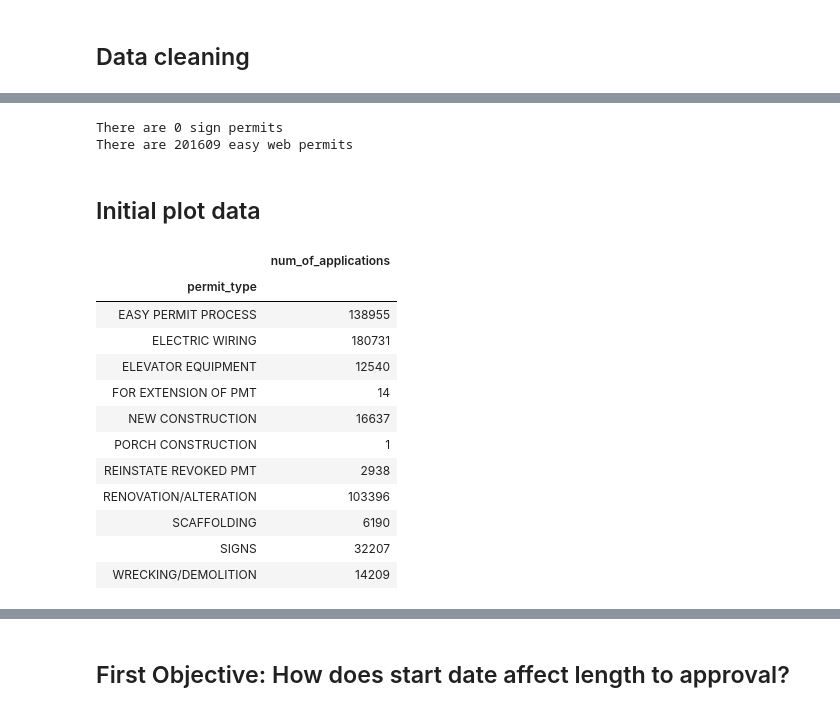
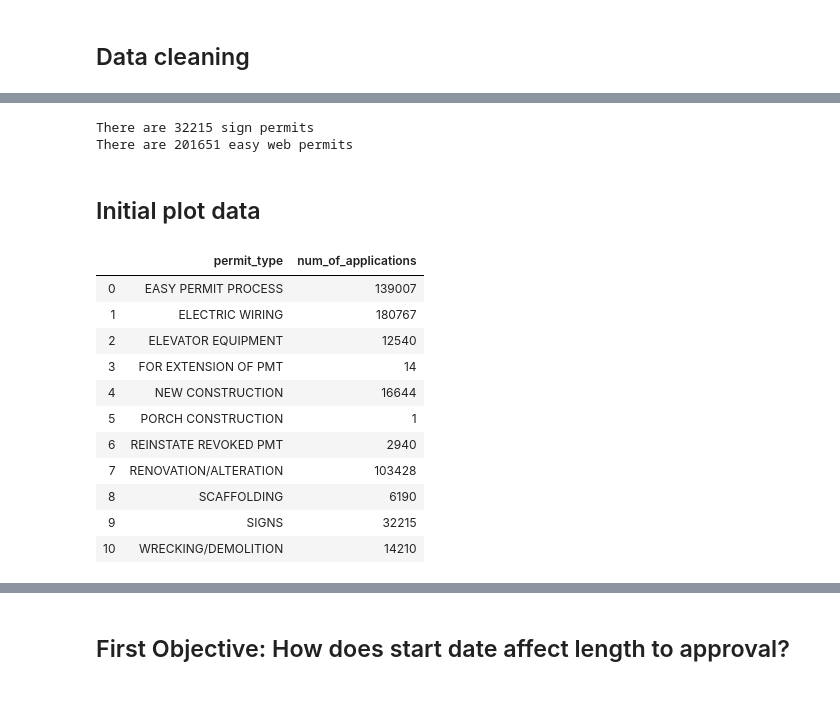
Before and after one commit to mahoneyjam/Project_1, a Jupyter notebook: data_wrangling.ipynb, the cells around one changed output, grey strips where cells are left out. Saved outputs shown, nothing was run; the diff lists cells and outputs as text; code cells hidden in the pictures.

Commit message:
aggregate plots

```diff
--- a/data_wrangling.ipynb
+++ b/data_wrangling.ipynb
@@ -121,7 +123,7 @@ There are 507818 total permits in data with nonempty start date and nonzero, non
 | 5 | ELECTRIC WIRING | EASY PERMIT WEB | 2019-10-03 | 0.0 | 450.0 | 100.0 | ... |
 # %%
 # How many sign are there?
-sign_permit_df=permit_df[permit_df['permit_type']=='PERMIT - SIGNS']
+sign_permit_df=permit_df[permit_df['permit_type']=='SIGNS']
 print(f'There are {sign_permit_df.shape[0]} sign permits')
 # Remove sign permits
 #permit_df=permit_df[permit_df['permit_type']!='PERMIT - SIGNS']
@@ -131,33 +133,32 @@ print(f'There are {easy_permit_df.shape[0]} easy web permits')
 # Remove easy permits
 #permit_df=permit_df[permit_df['review_type']!='EASY PERMIT WEB']
 # %% [output]
-There are 0 sign permits
-There are 201609 easy web permits
+There are 32215 sign permits
+There are 201651 easy web permits
 # %% [markdown]
 ## Initial plot data
 # %%
 # How many applications for each type?
 
-permit_proc_gb=permit_df[['permit_type','processing_time']].groupby(['permit_type'], as_index=True)
+permit_proc_gb=permit_df[['permit_type','processing_time']].groupby(['permit_type'], as_index=False)
 
 perm_type_num_applications_df=pd.DataFrame(permit_proc_gb.count())
 
 perm_type_num_applications_df=perm_type_num_applications_df.rename(columns={"processing_time": "num_of_applications"})
 
-perm_type_num_applications_df.to_csv('plot_data/num_app_to_permit_type_bar_graph.csv', index=True)
+# perm_type_num_applications_df.to_csv('plot_data/num_app_to_permit_type_bar_graph.csv', index=True)
 
 perm_type_num_applications_df
 # %% [output]
-|  | num_of_applications |
-| permit_type |  |
-| EASY PERMIT PROCESS | 138955 |
-| ELECTRIC WIRING | 180731 |
-| ELEVATOR EQUIPMENT | 12540 |
-| FOR EXTENSION OF PMT | 14 |
-| NEW CONSTRUCTION | 16637 |
-| PORCH CONSTRUCTION | 1 |
-| REINSTATE REVOKED PMT | 2938 |
-| RENOVATION/ALTERATION | 103396 |
-| SCAFFOLDING | 6190 |
-| SIGNS | 32207 |
-| WRECKING/DEMOLITION | 14209 |
+|  | permit_type | num_of_applications |
+| 0 | EASY PERMIT PROCESS | 139007 |
+| 1 | ELECTRIC WIRING | 180767 |
+| 2 | ELEVATOR EQUIPMENT | 12540 |
+| 3 | FOR EXTENSION OF PMT | 14 |
+| 4 | NEW CONSTRUCTION | 16644 |
+| 5 | PORCH CONSTRUCTION | 1 |
+| 6 | REINSTATE REVOKED PMT | 2940 |
+| 7 | RENOVATION/ALTERATION | 103428 |
+| 8 | SCAFFOLDING | 6190 |
+| 9 | SIGNS | 32215 |
+| 10 | WRECKING/DEMOLITION | 14210 |
```
Also changed, not shown: parts of 29 cells of this notebook.
